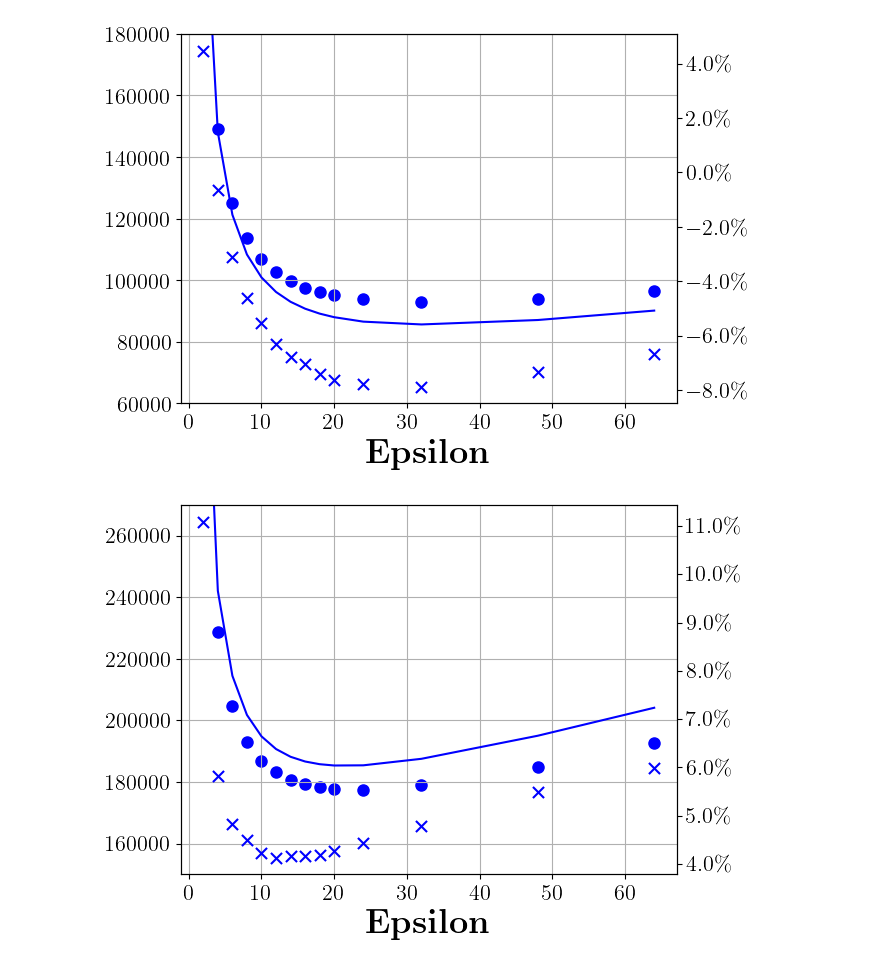
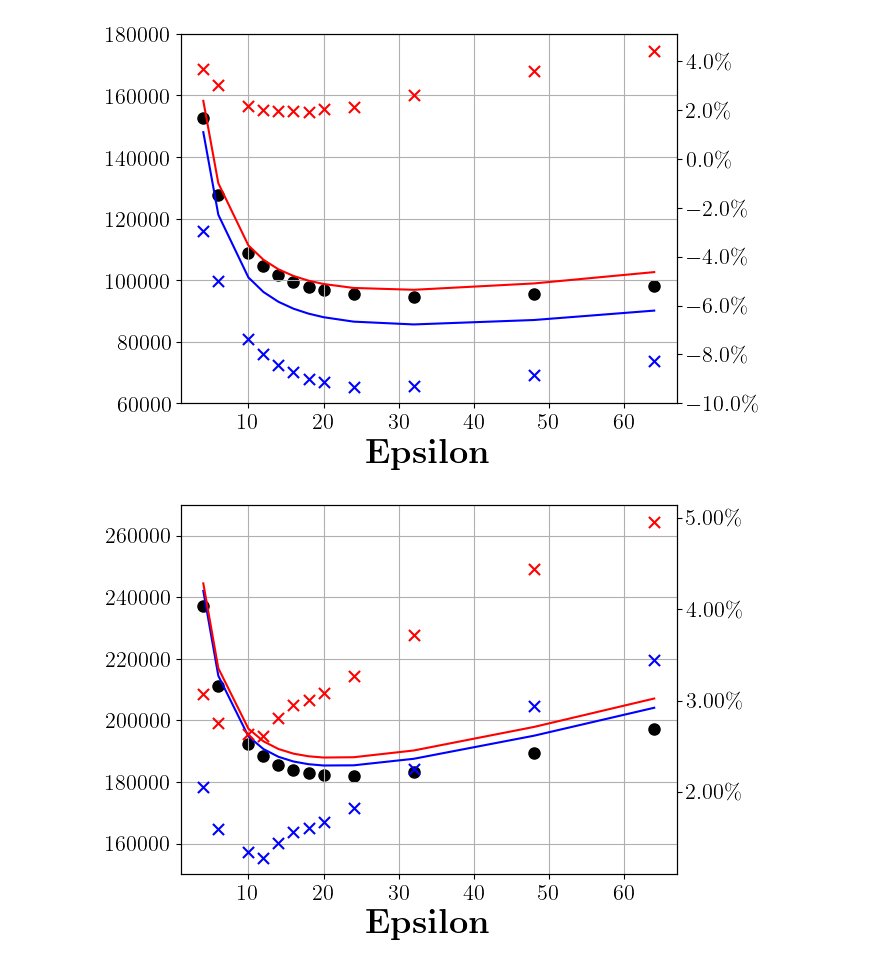
Before and after one commit to collectcrop/cost-model, a Jupyter notebook: include/FALCON/results/log/draw.ipynb, the cells around one changed output. Cells and saved outputs as stored; diff of their text form; code cells hidden in the pictures.

Commit message:
temp save

```diff
--- a/include/FALCON/results/log/draw.ipynb
+++ b/include/FALCON/results/log/draw.ipynb
@@ -44,4 +44,6 @@ plt.show()
 # %%
+import pandas as pd
+import matplotlib.pyplot as plt
 from matplotlib.ticker import PercentFormatter
 import numpy as np
 
@@ -59,11 +61,12 @@ def load_data(file_path,max_eps=64):
     grouped = grouped[grouped["epsilon"]<=max_eps]
     return grouped
 
-def load_log(file_path, M=20, query_nums=1e6):
-    df = pd.read_csv(file_path)
+def load_log(log_file_path, M=20, query_nums=1e6, max_eps=64):
+    df = pd.read_csv(log_file_path)
     df = df[df['M'] == M]
     grouped = df.groupby('epsilon', as_index=False)['cost'].mean()
     grouped['expected'] = grouped['cost'] * query_nums
+    grouped = grouped[grouped["epsilon"] <= max_eps]
     return grouped[['epsilon', 'expected']]
 
 def prepare_merged(file_path, log_file_path, M=20, query_nums=1e6):
@@ -100,55 +103,80 @@ def compute_global_limits(tasks, log_file_path, query_nums=1e6, max_eps=64, pad_
     err_pad = (err_max-err_min)*pad_ratio if np.isfinite(err_min) and np.isfinite(err_max) else 0
     return (io_min-io_pad, io_max+io_pad), (err_min-err_pad, err_max+err_pad)
 
-def plot_data(file_path, log_file_path, M=20, query_nums=1e6,
+def plot_data(file_path, log_file_path, revision_log_path, M=20, query_nums=1e6,
               y_io_lim=None, y_err_lim_pct=None):
     merged = prepare_merged(file_path, log_file_path, M, query_nums)
+    revi = prepare_merged(file_path, revision_log_path, M, query_nums)
     fig, ax = plt.subplots()
-    ax.scatter(merged['epsilon'], merged['real'], marker='o', label=r'\textbf{\Large{real IOs}}',color="blue")
-    ax.plot(merged['epsilon'], merged['expected'], linestyle="-", label=r'\textbf{\Large{expected IOs}}',color="blue")
-
+    ax.scatter(merged['epsilon'], merged['real'], marker='o',
+               label=r'\textbf{\Large{Real IOs}}', color="black")
+    ax.plot(merged['epsilon'], merged['expected'], linestyle="-",
+            label=r'\textbf{\Large{Expected IOs}}', color="blue")
+    ax.plot(revi['epsilon'], revi['expected'], linestyle="-",
+            label=r'\textbf{\Large{Revised Expected IOs}}', color="red")
     ax.set_xlabel(r'\textbf{\Huge{Epsilon}}')
-    # ax.set_ylabel(r'\textbf{\Huge{Average IOs}}')
-    # ax.set_title(f'M={M}MB')
+    # ax.set_ylabel(r'\textbf{\Huge{Total IOs}}')
     ax.grid(True)
 
-    # 统一左轴范围
     if y_io_lim is not None:
         ax.set_ylim(*y_io_lim)
 
     ax2 = ax.twinx()
-    ax2.scatter(merged['epsilon'], merged['rel_err'] * 100.0, label=r'\textbf{\Large{Relative error}}', marker='x',color="blue")
-    # ax2.set_ylabel(r'\textbf{\Huge{Relative error}}')
+    ax2.scatter(merged['epsilon'], merged['rel_err'] * 100.0,
+                label=r'\textbf{\Large{Relative Error}}', marker='x', color="blue")
+    ax2.scatter(revi['epsilon'], revi['rel_err'] * 100.0,
+                label=r'\textbf{\Large{Revised Relative Error}}', marker='x', color="red")
     ax2.yaxis.set_major_formatter(PercentFormatter())
 
-    # 统一右轴范围（百分比）
     if y_err_lim_pct is not None:
         ax2.set_ylim(*y_err_lim_pct)
 
-    # 合并图例（可选）
-    # lines, labels = ax.get_legend_handles_labels()
-    # lines2, labels2 = ax2.get_legend_handles_labels()
-    # ax.legend(lines + lines2, labels + labels2, loc='best')
+    # 合并图例
+    lines, labels = ax.get_legend_handles_labels()
+    lines2, labels2 = ax2.get_legend_handles_labels()
+    handles = lines + lines2
+    labels = labels + labels2
 
-    plt.savefig(f"books_{M}MB_IOs_prediction.pdf", dpi=300, bbox_inches='tight', pad_inches=0)
+    # 如果你不想在每幅图上显示 legend，可以把下面这行注释掉
+    # ax.legend(handles, labels, loc='best')
+
+    plt.savefig(f"books_{M}MB_IOs_prediction.pdf", dpi=300,
+                bbox_inches='tight', pad_inches=0)
     plt.show()
     plt.close(fig)
+
+    # 返回本图的 legend 信息
+    return handles, labels
+
+def save_legend_figure(handles, labels, filename="IOs_prediction_legend.pdf"):
+    # 这里可以按需要调节 figsize 和列数 ncol
+    fig_legend = plt.figure(figsize=(8, 1.8))
+    # frameon=False 去掉边框，方便丢到 Overleaf 里排版
+    fig_legend.legend(handles, labels, loc='center', ncol=5, frameon=False)
+    fig_legend.savefig(filename, bbox_inches='tight', pad_inches=0)
+    plt.close(fig_legend)
 
 # ===== 用法：先算全局范围，再按同一范围出图 =====
 tasks = [
     ('books_10M_M40_falcon.csv', 40),
     ('books_10M_M20_falcon.csv', 20),
     ('books_10M_M10_falcon.csv', 10),
 ]
 # y_io_lim, y_err_lim_pct = compute_global_limits(tasks, LOG_PATH + 'books_10M_uint64_unique.query.log')
 
-plot_data('books_10M_M60_falcon.csv',LOG_PATH + 'books_10M_uint64_unique.query.log', 60, y_io_lim=(60000,180000))
+handles, labels = plot_data('books_10M_M60_falcon.csv',LOG_PATH + 'books_10M_uint64_unique.query.log',
+          LOG_PATH + 'books_10M_uint64_unique_revision.query.log', 60, y_io_lim=(60000,180000))
 
-plot_data('books_10M_M40_falcon.csv',LOG_PATH + 'books_10M_uint64_unique.query.log', 40, y_io_lim=(150000,270000))
+plot_data('books_10M_M40_falcon.csv',LOG_PATH + 'books_10M_uint64_unique.query.log',
+          LOG_PATH + 'books_10M_uint64_unique_revision.query.log', 40, y_io_lim=(150000,270000))
 
-plot_data('books_10M_M20_falcon.csv',LOG_PATH + 'books_10M_uint64_unique.query.log', 20, y_io_lim=(240000,360000))
+plot_data('books_10M_M20_falcon.csv',LOG_PATH + 'books_10M_uint64_unique.query.log',
+          LOG_PATH + 'books_10M_uint64_unique_revision.query.log', 20, y_io_lim=(240000,360000))
 
-plot_data('books_10M_M10_falcon.csv',LOG_PATH + 'books_10M_uint64_unique.query.log', 10, y_io_lim=(280000,400000))
+plot_data('books_10M_M10_falcon.csv',LOG_PATH + 'books_10M_uint64_unique.query.log',
+          LOG_PATH + 'books_10M_uint64_unique_revision.query.log', 10, y_io_lim=(280000,400000))
+
+save_legend_figure(handles, labels)
 # %% [output]
-[figure, old version]
+[figure, new version]
-[figure, old version]
+[figure, new version]
```
Also changed, not shown: parts of 4 cells of this notebook, 39 other files.
